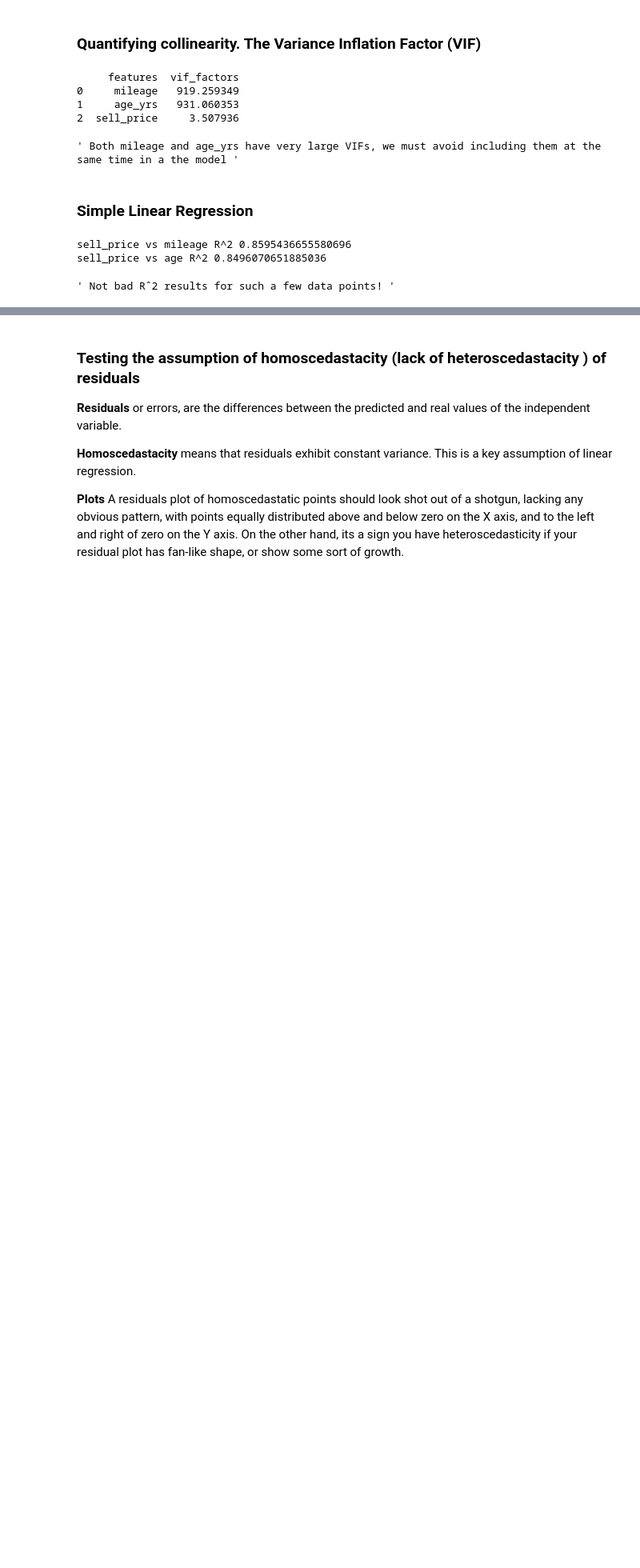
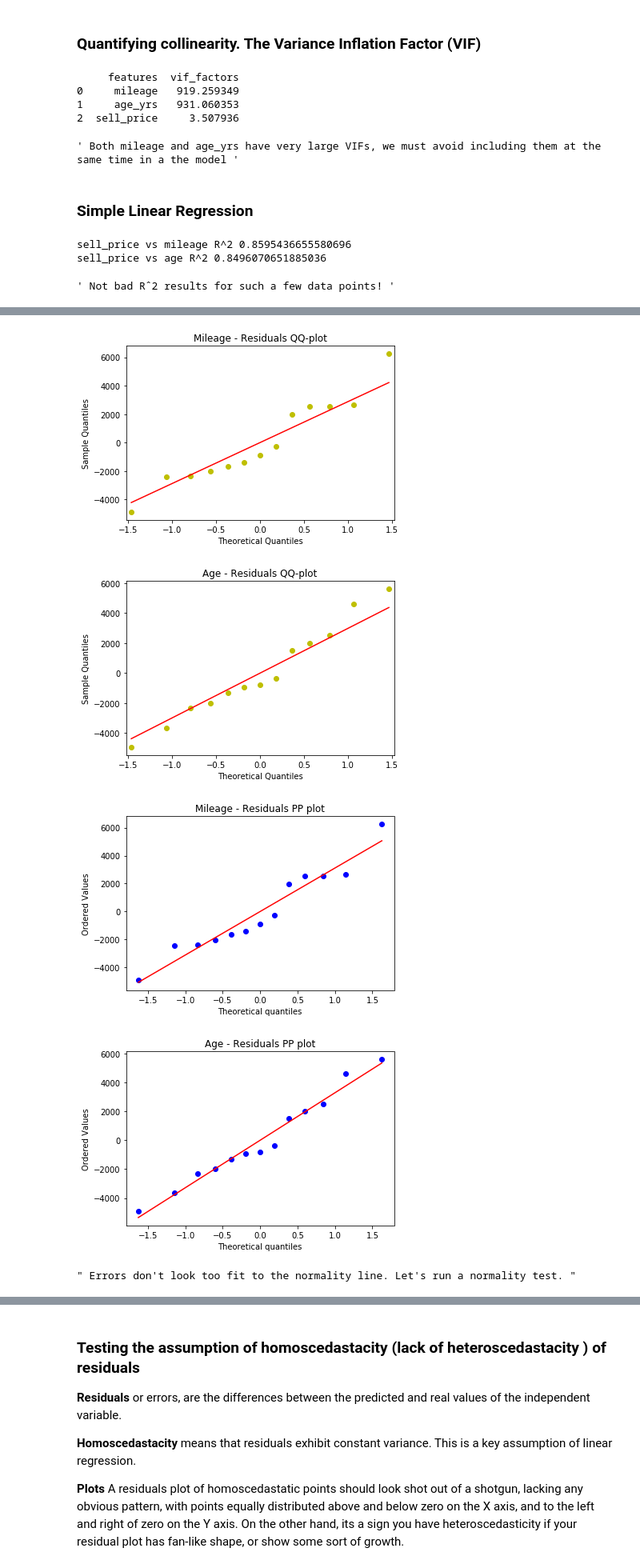
Before and after one commit to tarajano/linear_regression_model_car_prices, a Jupyter notebook: linear_regression_model_car_prices.ipynb, the cells around one changed output, grey strips where cells are left out. Shown: that part at 80% size. Cells and saved outputs as stored; diff of their text form; code cells hidden in the pictures; blank space fills up the shorter version.

Commit message:
Adds normality plots and tests for residuals

```diff
--- a/linear_regression_model_car_prices.ipynb
+++ b/linear_regression_model_car_prices.ipynb
@@ -245,0 +254,28 @@ sell_price vs age R^2 0.8496070651885036
+# %%
+# QQ-plot
+qqplot(sell_price_mil_pred_err, line='s', color='y')
+plt.title('Mileage - Residuals QQ-plot')
+plt.show()
+
+# QQ-plot
+qqplot(sell_price_age_pred_err, line='s', color='y')
+plt.title('Age - Residuals QQ-plot')
+plt.show()
+
+# PP-plot
+stats.probplot(sell_price_mil_pred_err, dist="norm", plot=pylab)
+pylab.title('Mileage - Residuals PP plot')
+pylab.show()
+
+# PP-plot
+stats.probplot(sell_price_age_pred_err, dist="norm", plot=pylab)
+pylab.title('Age - Residuals PP plot')
+pylab.show()
+
+''' Errors don't look too fit to the normality line. Let's run a normality test. '''
+# %% [output]
+[figure, added]
+[figure, added]
+[figure, added]
+[figure, added]
+" Errors don't look too fit to the normality line. Let's run a normality test. "
```
Also changed, not shown: parts of 5 cells of this notebook.
